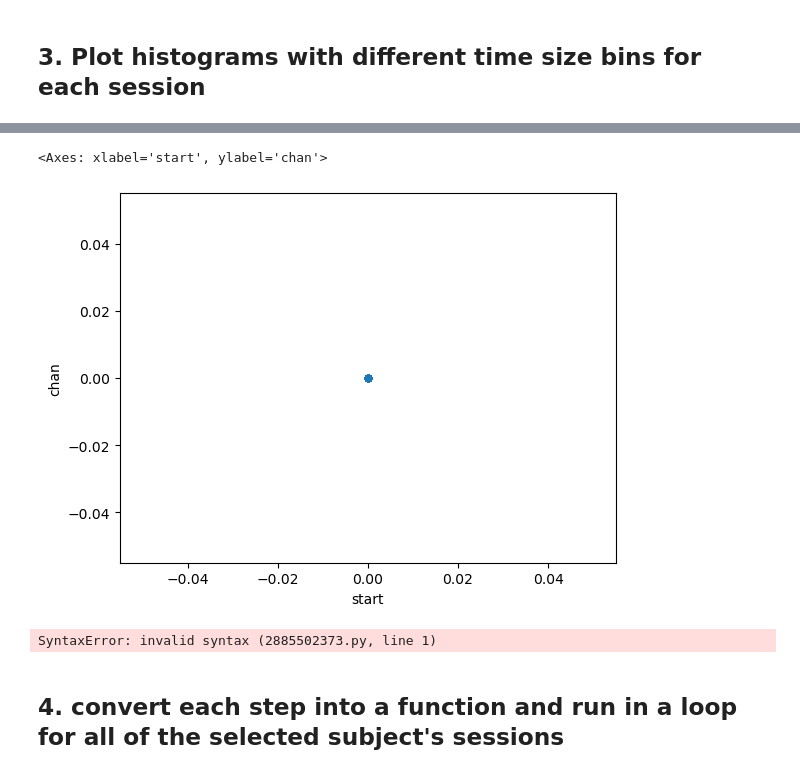
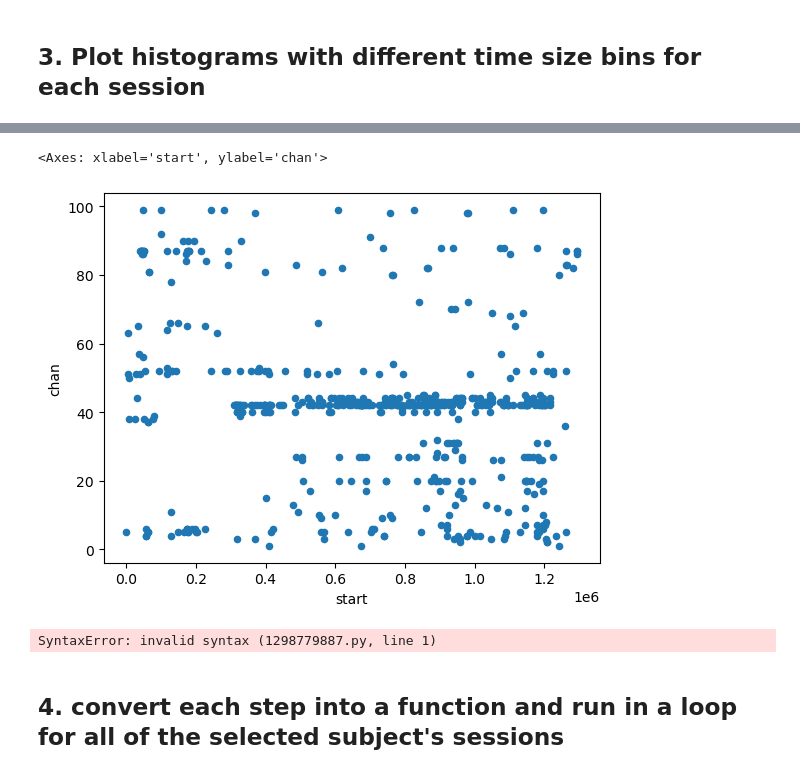
Before and after one commit to Simurgh818/IED_distributions, a Jupyter notebook: IED_distributions.ipynb, the cells around one changed output, grey strips where cells are left out. Drawn from its saved outputs; the diff is of its cells as text; code cells hidden in the pictures.

```diff
--- a/IED_distributions.ipynb
+++ b/IED_distributions.ipynb
@@ -270,0 +271,4 @@ rate
+# %%
+IED_rate = np.zeros((int(m_t[0]),n))
+IED_rate[:,0]=time
+IED_rate[1:10]
@@ -271,13 +285,12 @@ rate
 # %%
-m, n = true_IEDs_df_clean.shape
-IED_rate = np.zeros((m))
-for idx, t in enumerate(time[:-2]):
+
+for idx, t in enumerate(time[0:-2]):
     # print(idx,t)
     time_bin = true_IEDs_df_clean[(true_IEDs_df_clean['start']>time[idx]) & (true_IEDs_df_clean['start']<= time[idx+1])]
     count, w = np.shape(time_bin)
-    # print(count)
-
-    IED_rate[idx:idx+count] =  [count for i in range (idx, idx+count)]
-    idx = idx+count
+    #print(count)
+    IED_rate[idx,1] =  count #[count for i in range (idx, idx+count)]
+    #true_IEDs_df_clean.loc[idx:idx+count,'IED_rate']=[count for i in range (idx, idx+count)]
+    #idx = idx+count
 # %%
 print(IED_rate.shape)
@@ -308,4 +313,10 @@ array([ 5.,  1.,  4.,  9., 10.,  6.,  2.,  1.,  2.,  5.,  6.,  2.,  2.,
 # %%
-true_IEDs_df_clean.loc[:,'IED_rate'] = IED_rate
-true_IEDs_df_clean
+#true_IEDs_df_clean.loc[:,'IED_rate'] = IED_rate
+#true_IEDs_df_clean.head(100)
+time[0]
+count = IED_rate[0,1]
+count
+t=1
+[count for i in range(t-1, t-1+int(count))]
+true_IEDs_df_clean.loc[t:time[t+1],'IED_rate'].shape
 # %% [output]
@@ -330,3 +324,8 @@ See the caveats in the documentation: https://pandas.pydata.org/pandas-docs/stab
+# %%
+for t in time:
+    print(t)
+    count = IED_rate[t-1,1]
+    true_IEDs_df_clean.loc[t:time[t+1],'IED_rate']=[count for i in range (idx, idx+count)]
 # %%
 true_IEDs_df[true_IEDs_df['chan']==42]
 # %% [output]
@@ -341,11 +356,11 @@ count
 # %%
-true_IEDs_df.plot.scatter(x='start',y='chan')
+true_IEDs_df_clean.plot.scatter(x='start',y='chan')
 # %% [output]
 <Axes: xlabel='start', ylabel='chan'>
-[figure, old version]
+[figure, new version]
 # %%
-true_IEDs_df[true_IEDs_df['chan']==42].plot.line(x='start',y=);
+true_IEDs_df_clean[true_IEDs_df_clean['chan']==42].plot.line(x='start',y=);
 # %% [output]
-SyntaxError: invalid syntax (2885502373.py, line 1)
+SyntaxError: invalid syntax (1298779887.py, line 1)
 # %% [markdown]
 ## 4. convert each step into a function and run in a loop for all of the selected subject's sessions
```
Also changed, not shown: parts of 7 cells of this notebook, 1 other file.
